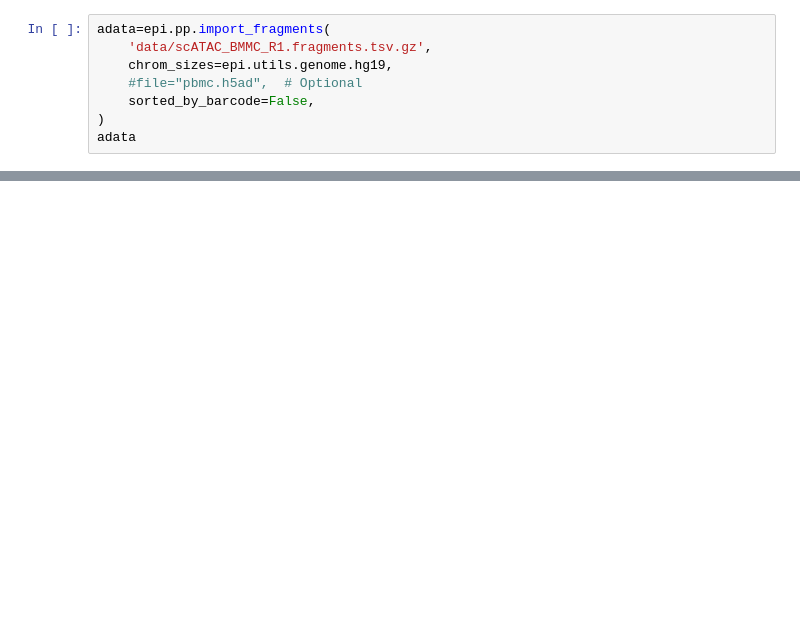
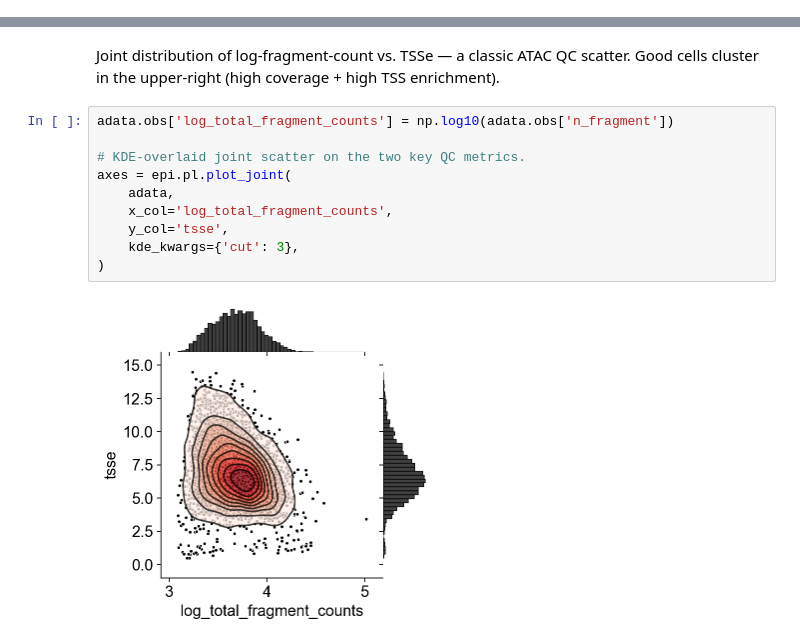
Before and after one commit to aristoteleo/epione, a Jupyter notebook: epione_guide/tutorials/single/t_preprocess.ipynb, the cells around one changed output, grey strips where cells are left out. Saved outputs shown, nothing was run; the diff lists cells and outputs as text; blank space fills up the shorter version.

```diff
--- a/epione_guide/tutorials/single/t_preprocess.ipynb
+++ b/epione_guide/tutorials/single/t_preprocess.ipynb
@@ -47,8 +0,0 @@ This function compresses and stores the fragments in an AnnData object for later
-# %%
-adata=epi.pp.import_fragments(
-    'data/scATAC_BMMC_R1.fragments.tsv.gz',
-    chrom_sizes=epi.utils.genome.hg19,
-    #file="pbmc.h5ad",  # Optional
-    sorted_by_barcode=False,
-)
-adata
@@ -471,0 +250,16 @@ sc.pl.umap(
+# %% [markdown]
+Joint distribution of log-fragment-count vs. TSSe — a classic ATAC QC
+scatter. Good cells cluster in the upper-right (high coverage +
+high TSS enrichment).
+# %%
+adata.obs['log_total_fragment_counts'] = np.log10(adata.obs['n_fragment'])
+
+# KDE-overlaid joint scatter on the two key QC metrics.
+axes = epi.pl.plot_joint(
+    adata,
+    x_col='log_total_fragment_counts',
+    y_col='tsse',
+    kde_kwargs={'cut': 3},
+)
+# %% [output]
+[figure, added]
```
Also changed, not shown: parts of 95 cells of this notebook, 4 other files.
